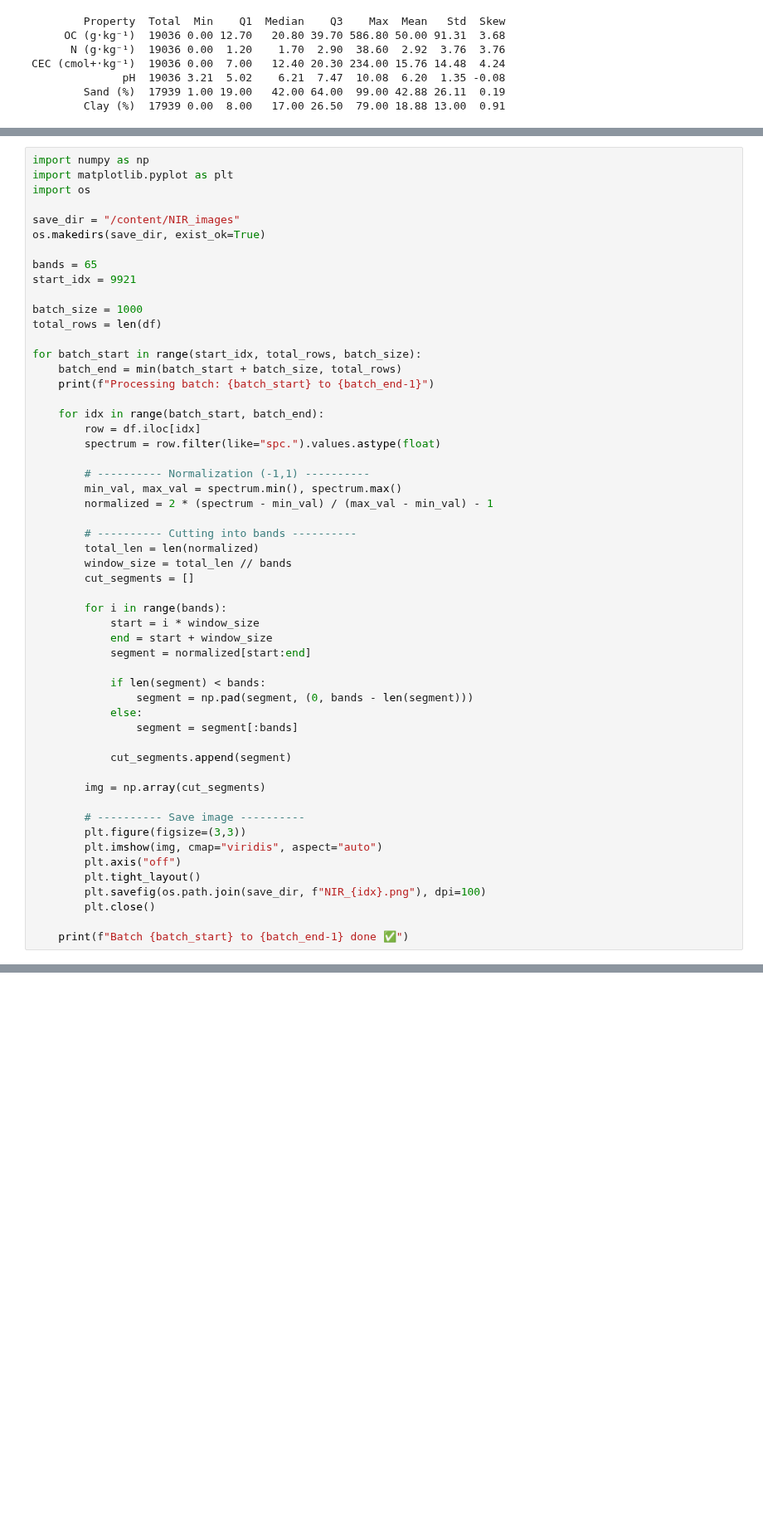
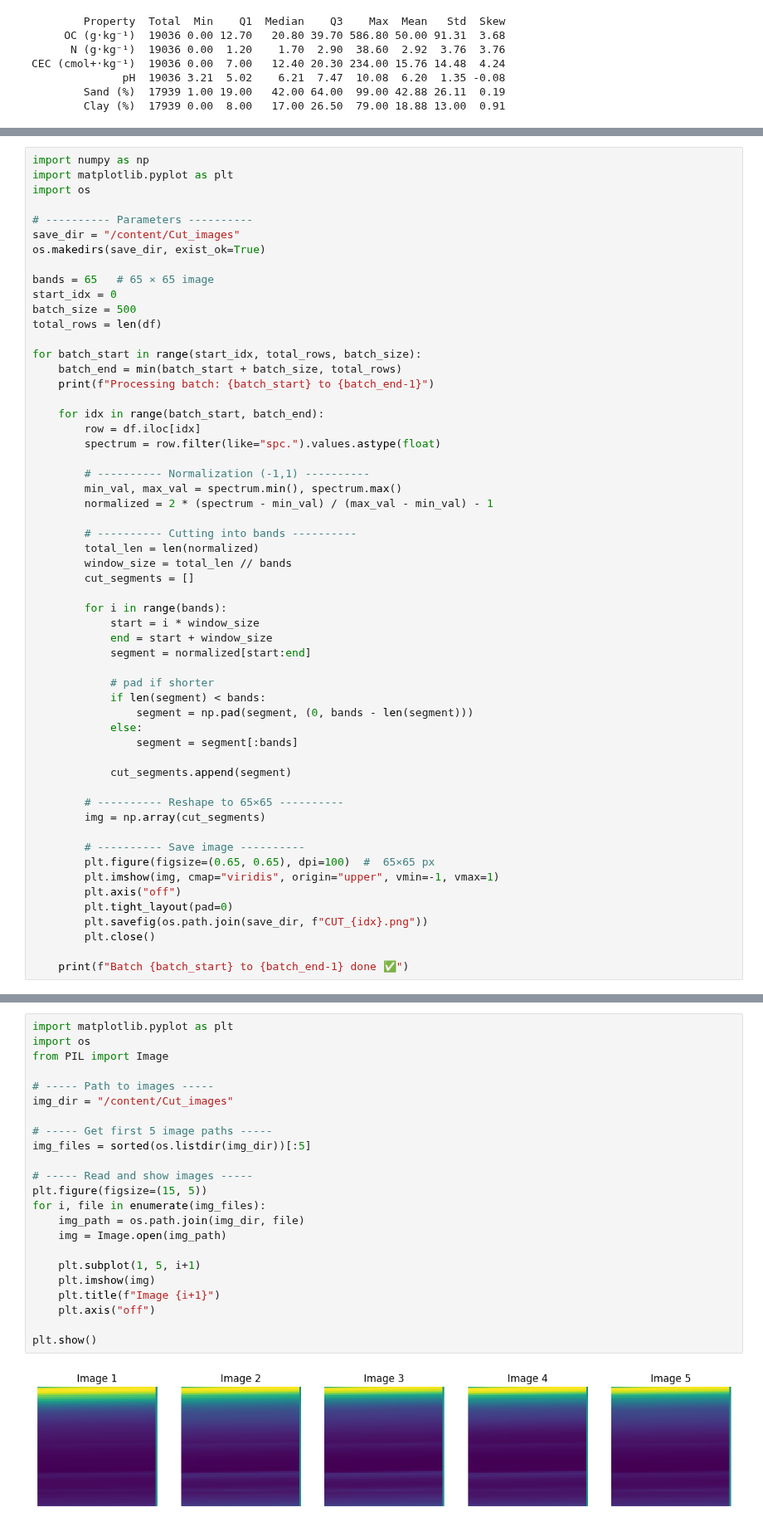
Before and after one commit to Raoina/Spectra-2-Image, a Jupyter notebook: notebooks/Image_Transformation/01_Cutting_Reshape.ipynb, the cells around one changed output, grey strips where cells are left out. Shown at 83% size. Saved outputs shown, nothing was run; the diff lists cells and outputs as text; blank space fills up the shorter version.

```diff
--- a/notebooks/Image_Transformation/01_Cutting_Reshape.ipynb
+++ b/notebooks/Image_Transformation/01_Cutting_Reshape.ipynb
@@ -230,13 +230,13 @@ import numpy as np
 import matplotlib.pyplot as plt
 import os
 
-save_dir = "/content/NIR_images"
+# ---------- Parameters ----------
+save_dir = "/content/Cut_images"
 os.makedirs(save_dir, exist_ok=True)
 
-bands = 65
-start_idx = 9921
-
-batch_size = 1000
+bands = 65   # 65 × 65 image
+start_idx = 0
+batch_size = 500
 total_rows = len(df)
 
 for batch_start in range(start_idx, total_rows, batch_size):
@@ -261,6 +261,7 @@ for batch_start in range(start_idx, total_rows, batch_size):
             end = start + window_size
             segment = normalized[start:end]
 
+            # pad if shorter
             if len(segment) < bands:
                 segment = np.pad(segment, (0, bands - len(segment)))
             else:
@@ -268,14 +269,15 @@ for batch_start in range(start_idx, total_rows, batch_size):
 
             cut_segments.append(segment)
 
+        # ---------- Reshape to 65×65 ----------
         img = np.array(cut_segments)
 
         # ---------- Save image ----------
-        plt.figure(figsize=(3,3))
-        plt.imshow(img, cmap="viridis", aspect="auto")
+        plt.figure(figsize=(0.65, 0.65), dpi=100)  #  65×65 px
+        plt.imshow(img, cmap="viridis", origin="upper", vmin=-1, vmax=1)
         plt.axis("off")
-        plt.tight_layout()
-        plt.savefig(os.path.join(save_dir, f"NIR_{idx}.png"), dpi=100)
+        plt.tight_layout(pad=0)
+        plt.savefig(os.path.join(save_dir, f"CUT_{idx}.png"))
         plt.close()
 
     print(f"Batch {batch_start} to {batch_end-1} done ✅")
@@ -303,3 +302,28 @@ Batch 18921 to 19035 done ✅
+# %%
+import matplotlib.pyplot as plt
+import os
+from PIL import Image
+
+# ----- Path to images -----
+img_dir = "/content/Cut_images"
+
+# ----- Get first 5 image paths -----
+img_files = sorted(os.listdir(img_dir))[:5]
+
+# ----- Read and show images -----
+plt.figure(figsize=(15, 5))
+for i, file in enumerate(img_files):
+    img_path = os.path.join(img_dir, file)
+    img = Image.open(img_path)
+
+    plt.subplot(1, 5, i+1)
+    plt.imshow(img)
+    plt.title(f"Image {i+1}")
+    plt.axis("off")
+
+plt.show()
+# %% [output]
+[figure, added]
 # %%
 import shutil
 from google.colab import files
```
Also changed, not shown: parts of 4 cells of this notebook.
